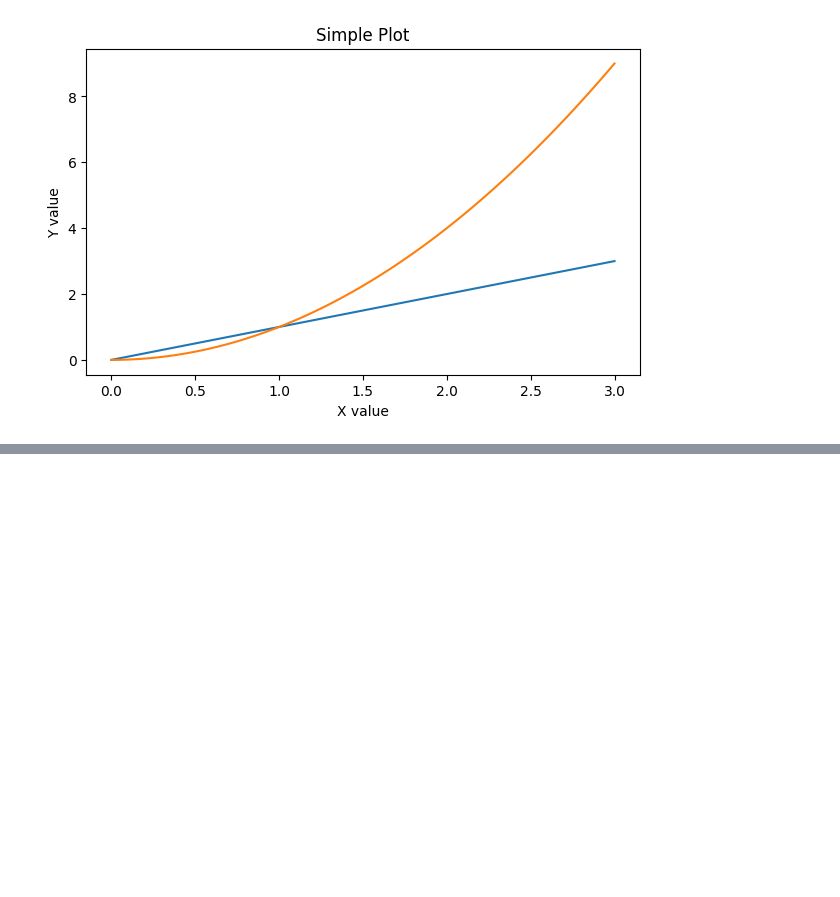
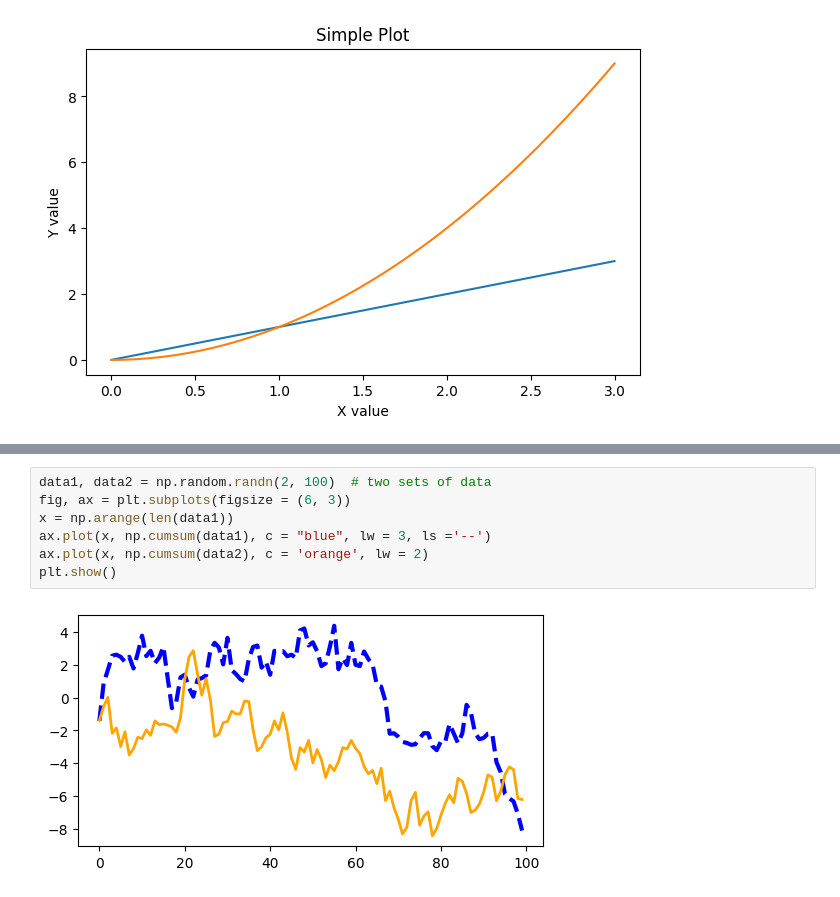
Before and after one commit to jaesgithub/ECON-323, a Jupyter notebook: February_3rd.ipynb, the cells around one changed output, grey strips where cells are left out. Drawn from its saved outputs; the diff is of its cells as text; blank space fills up the shorter version.

```diff
--- a/February_3rd.ipynb
+++ b/February_3rd.ipynb
@@ -42,0 +56,9 @@ AttributeError: module 'numpy' has no attribute 'arrange'
+# %%
+data1, data2 = np.random.randn(2, 100)  # two sets of data
+fig, ax = plt.subplots(figsize = (6, 3))
+x = np.arange(len(data1))
+ax.plot(x, np.cumsum(data1), c = "blue", lw = 3, ls ='--')
+ax.plot(x, np.cumsum(data2), c = 'orange', lw = 2)
+plt.show()
+# %% [output]
+[figure, added]
```
Also changed, not shown: parts of 4 cells of this notebook.
